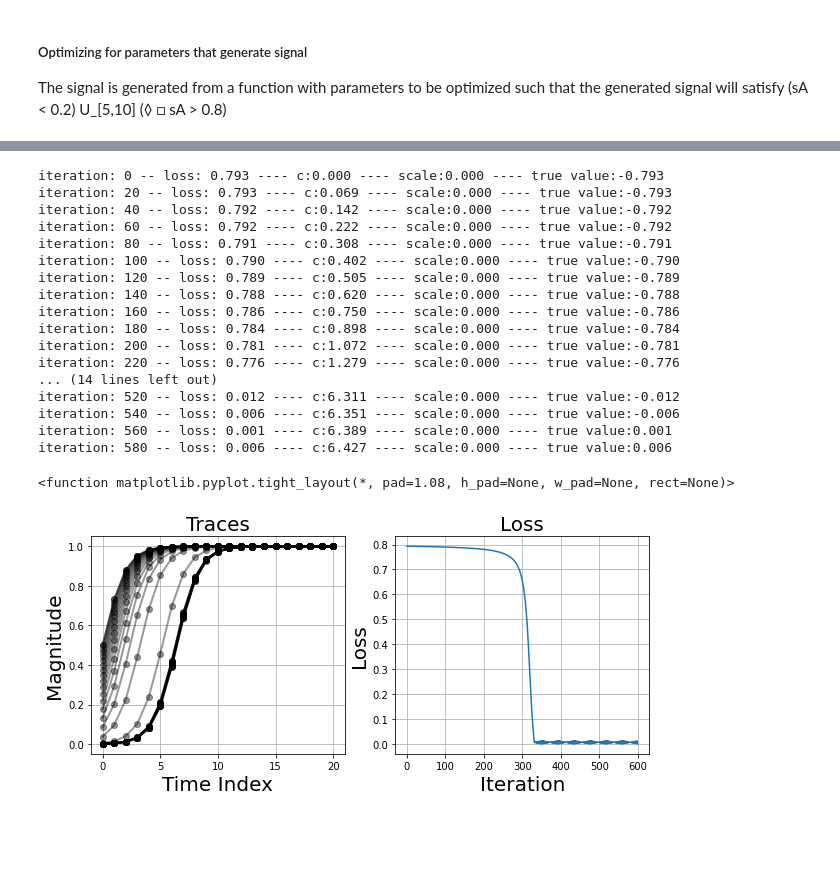
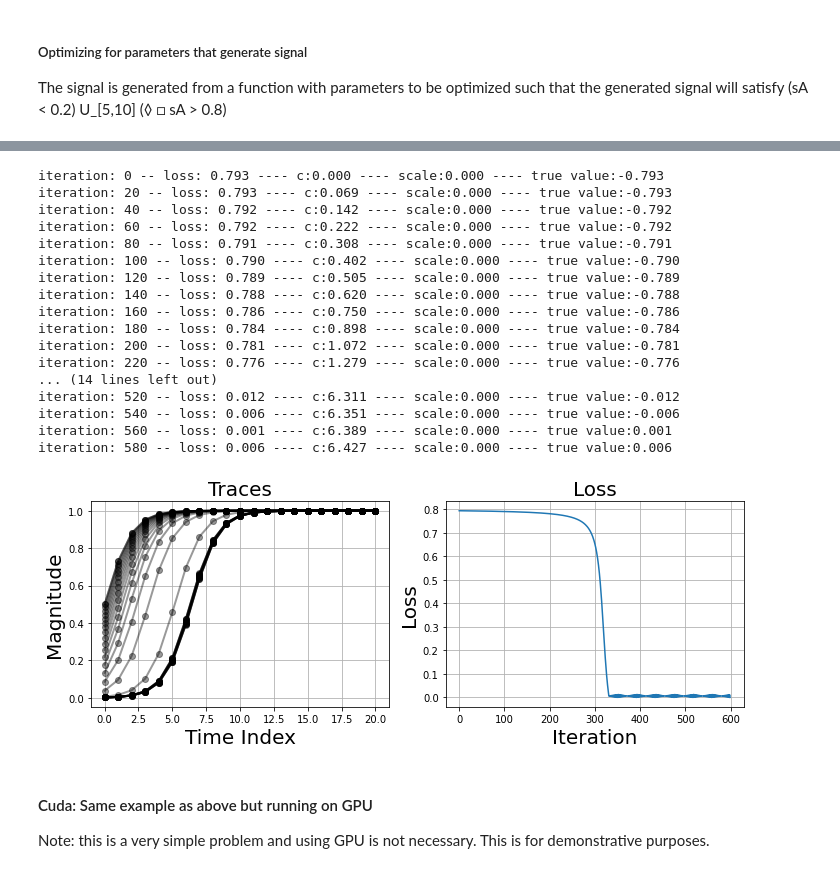
Before and after one commit to StanfordASL/stlcg, a Jupyter notebook: demo.ipynb, the cells around one changed output, grey strips where cells are left out. Saved outputs shown, nothing was run; the diff lists cells and outputs as text; code cells hidden in the pictures; blank space fills up the shorter version.

Commit message:
added GPU examples to demo.ipynb, adapted utils to account for cuda tensors

```diff
--- a/demo.ipynb
+++ b/demo.ipynb
@@ -264,33 +264,35 @@ for i in range(max_epochs):
 
 ax.set_title("Traces", fontsize=fs)
 ax.set_xlabel("Time Index", fontsize=fs)
 ax.set_ylabel("Magnitude", fontsize=fs)
 ax.grid()
 
 ax = axs[1]
 ax.plot(range(max_epochs), losses)
 ax.set_title("Loss", fontsize=fs)
 ax.set_xlabel("Iteration", fontsize=fs)
 ax.set_ylabel("Loss", fontsize=fs)
 ax.grid()
-plt.tight_layout
+plt.tight_layout()
 # %% [output]
 iteration: 0 -- loss: 0.793 ---- c:0.000 ---- scale:0.000 ---- true value:-0.793
 iteration: 20 -- loss: 0.793 ---- c:0.069 ---- scale:0.000 ---- true value:-0.793
 iteration: 40 -- loss: 0.792 ---- c:0.142 ---- scale:0.000 ---- true value:-0.792
 iteration: 60 -- loss: 0.792 ---- c:0.222 ---- scale:0.000 ---- true value:-0.792
 iteration: 80 -- loss: 0.791 ---- c:0.308 ---- scale:0.000 ---- true value:-0.791
 iteration: 100 -- loss: 0.790 ---- c:0.402 ---- scale:0.000 ---- true value:-0.790
 iteration: 120 -- loss: 0.789 ---- c:0.505 ---- scale:0.000 ---- true value:-0.789
 iteration: 140 -- loss: 0.788 ---- c:0.620 ---- scale:0.000 ---- true value:-0.788
 iteration: 160 -- loss: 0.786 ---- c:0.750 ---- scale:0.000 ---- true value:-0.786
 iteration: 180 -- loss: 0.784 ---- c:0.898 ---- scale:0.000 ---- true value:-0.784
 iteration: 200 -- loss: 0.781 ---- c:1.072 ---- scale:0.000 ---- true value:-0.781
 iteration: 220 -- loss: 0.776 ---- c:1.279 ---- scale:0.000 ---- true value:-0.776
 ... (14 lines left out)
 iteration: 520 -- loss: 0.012 ---- c:6.311 ---- scale:0.000 ---- true value:-0.012
 iteration: 540 -- loss: 0.006 ---- c:6.351 ---- scale:0.000 ---- true value:-0.006
 iteration: 560 -- loss: 0.001 ---- c:6.389 ---- scale:0.000 ---- true value:0.001
 iteration: 580 -- loss: 0.006 ---- c:6.427 ---- scale:0.000 ---- true value:0.006
-<function matplotlib.pyplot.tight_layout(*, pad=1.08, h_pad=None, w_pad=None, rect=None)>
-[figure, old version]
+[figure, new version]
+# %% [markdown]
+#### Cuda: Same example as above but running on GPU
+Note: this is a very simple problem and using GPU is not necessary. This is for demonstrative purposes.
```
Also changed, not shown: parts of 11 cells of this notebook, 1 other file.
